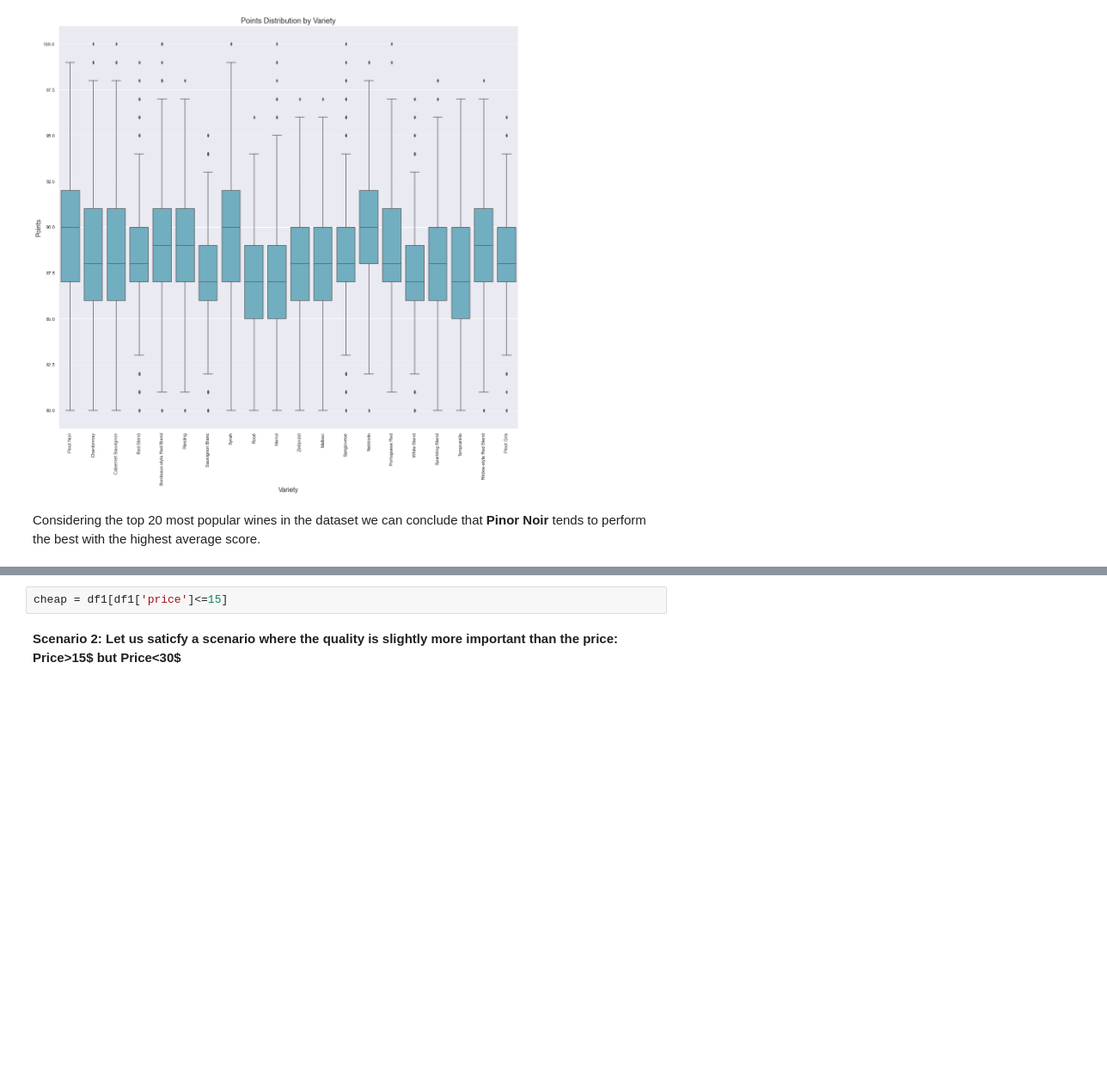
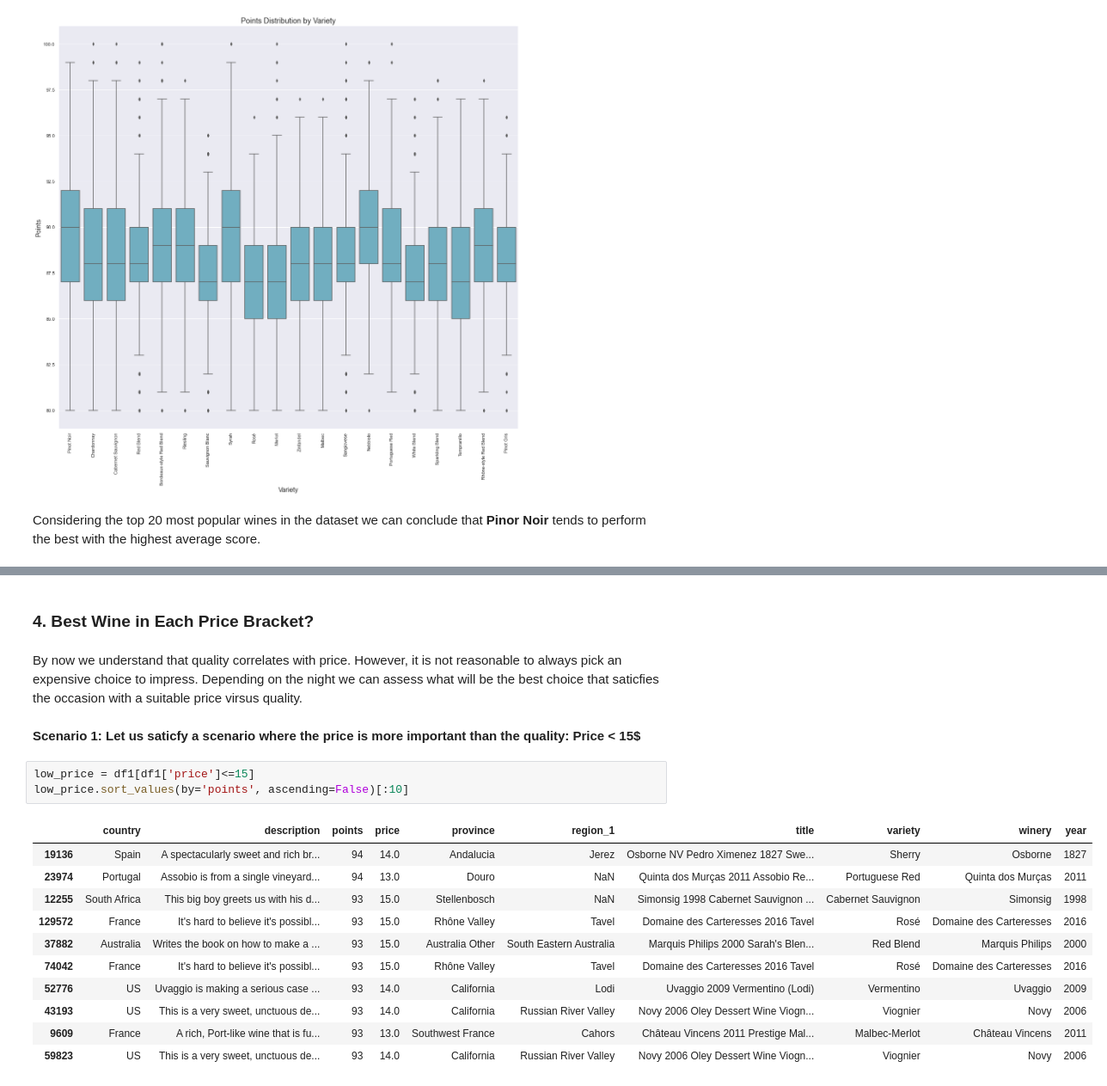
Before and after one commit to Nima-Sayyah/Drink-by-Data, a Jupyter notebook: Drink by Data (NS).ipynb, the cells around one changed output, grey strips where cells are left out. Shown at 86% size. Cells and saved outputs as stored; diff of their text form; blank space fills up the shorter version.

```diff
--- a/Drink by Data (NS).ipynb
+++ b/Drink by Data (NS).ipynb
@@ -646,4 +640,21 @@ By now we understand that quality correlates with price. However, it is not reas
-# %%
-cheap = df1[df1['price']<=15]
-# %% [markdown]
-**Scenario 2: Let us saticfy a scenario where the quality is slightly more important than the price: Price>15$ but Price<30\$**
+# %% [markdown]
+### 4. Best Wine in Each Price Bracket?
+# %% [markdown]
+By now we understand that quality correlates with price. However, it is not reasonable to always pick an expensive choice to impress. Depending on the night we can assess what will be the best choice that saticfies the occasion with a suitable price virsus quality.
+# %% [markdown]
+**Scenario 1: Let us saticfy a scenario where the price is more important than the quality: Price < 15\$**
+# %%
+low_price = df1[df1['price']<=15]
+low_price.sort_values(by='points', ascending=False)[:10]
+# %% [output]
+|  | country | description | points | price | province | region_1 | title | variety | winery | year |
+| 19136 | Spain | A spectacularly sweet and rich br... | 94 | 14.0 | Andalucia | Jerez | Osborne NV Pedro Ximenez 1827 Swe... | Sherry | Osborne | 1827 |
+| 23974 | Portugal | Assobio is from a single vineyard... | 94 | 13.0 | Douro | NaN | Quinta dos Murças 2011 Assobio Re... | Portuguese Red | Quinta dos Murças | 2011 |
+| 12255 | South Africa | This big boy greets us with his d... | 93 | 15.0 | Stellenbosch | NaN | Simonsig 1998 Cabernet Sauvignon ... | Cabernet Sauvignon | Simonsig | 1998 |
+| 129572 | France | It's hard to believe it's possibl... | 93 | 15.0 | Rhône Valley | Tavel | Domaine des Carteresses 2016 Tavel | Rosé | Domaine des Carteresses | 2016 |
+| 37882 | Australia | Writes the book on how to make a ... | 93 | 15.0 | Australia Other | South Eastern Australia | Marquis Philips 2000 Sarah's Blen... | Red Blend | Marquis Philips | 2000 |
+| 74042 | France | It's hard to believe it's possibl... | 93 | 15.0 | Rhône Valley | Tavel | Domaine des Carteresses 2016 Tavel | Rosé | Domaine des Carteresses | 2016 |
+| 52776 | US | Uvaggio is making a serious case ... | 93 | 14.0 | California | Lodi | Uvaggio 2009 Vermentino (Lodi) | Vermentino | Uvaggio | 2009 |
+| 43193 | US | This is a very sweet, unctuous de... | 93 | 14.0 | California | Russian River Valley | Novy 2006 Oley Dessert Wine Viogn... | Viognier | Novy | 2006 |
+| 9609 | France | A rich, Port-like wine that is fu... | 93 | 13.0 | Southwest France | Cahors | Château Vincens 2011 Prestige Mal... | Malbec-Merlot | Château Vincens | 2011 |
+| 59823 | US | This is a very sweet, unctuous de... | 93 | 14.0 | California | Russian River Valley | Novy 2006 Oley Dessert Wine Viogn... | Viognier | Novy | 2006 |
```
Also changed, not shown: parts of 13 cells of this notebook.
